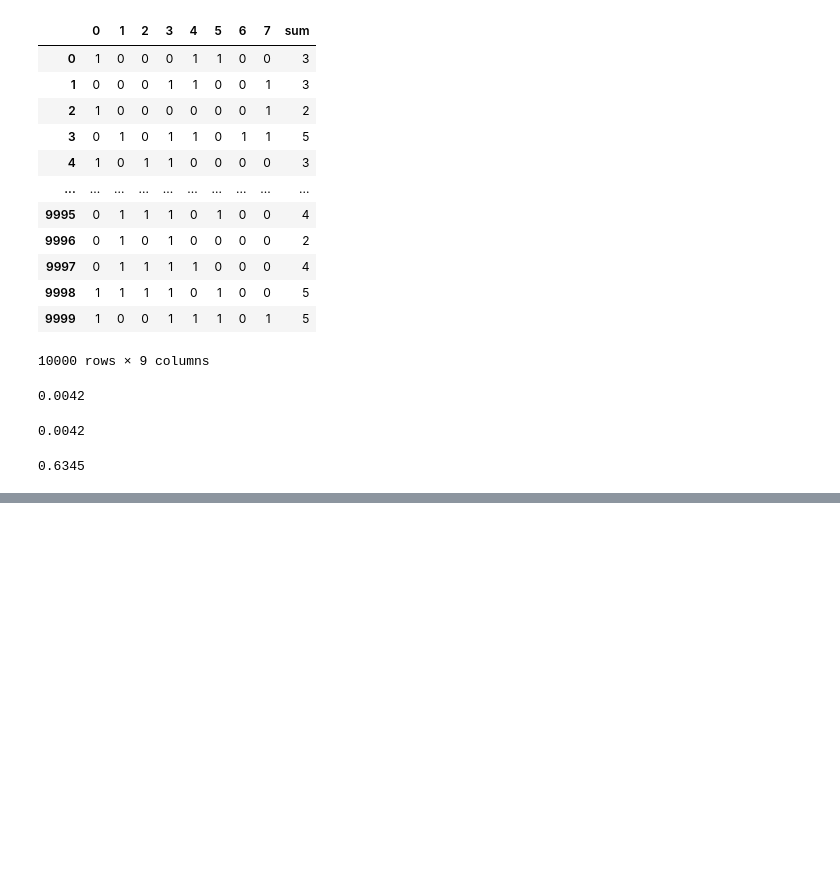
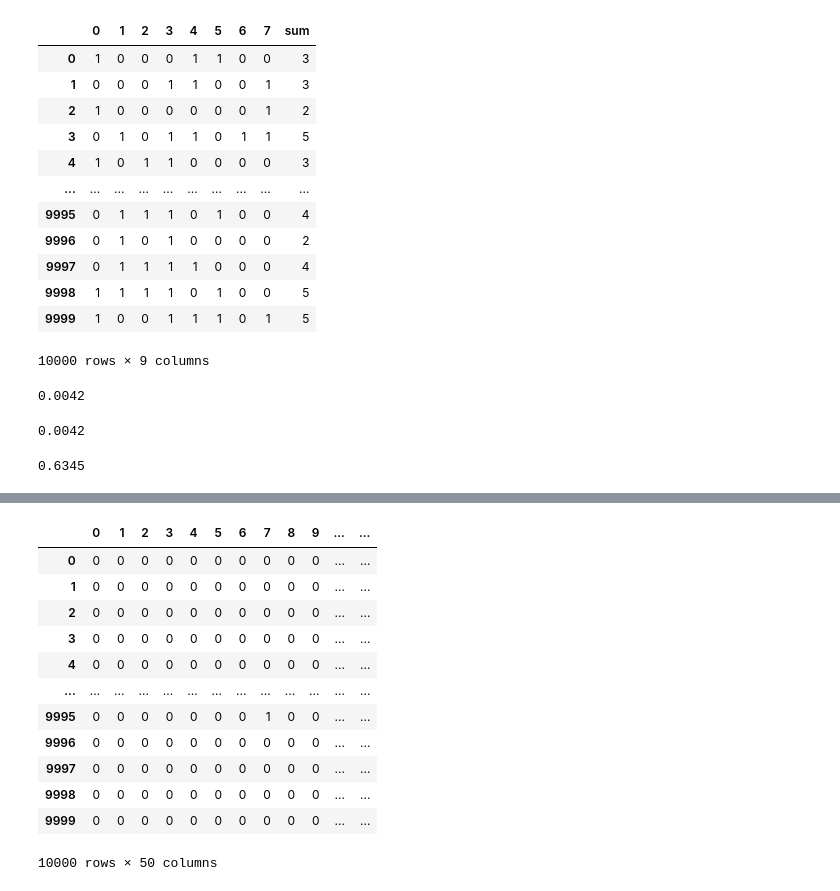
Before and after one commit to malachi-hale/statistics-exercises, a Jupyter notebook: simulation.ipynb, the cells around one changed output, grey strips where cells are left out. Drawn from its saved outputs; the diff is of its cells as text; code cells hidden in the pictures; blank space fills up the shorter version.

```diff
--- a/simulation.ipynb
+++ b/simulation.ipynb
@@ -97,0 +301,4 @@ greater_than_three.mean()
+# %%
+#6
+outcomes = [int(1), int(0)]
+fifty_student_probability = np.random.choice(outcomes, size=(10_000, 50), p=[0.004, 0.996])
@@ -97,0 +315,18 @@ greater_than_three.mean()
+# %%
+fifty_student_probability_df = pd.DataFrame(fifty_student_probability)
+# %%
+fifty_student_probability_df
+# %% [output]
+|  | 0 | 1 | 2 | 3 | 4 | 5 | 6 | 7 | 8 | 9 | ... | ... |
+| 0 | 0 | 0 | 0 | 0 | 0 | 0 | 0 | 0 | 0 | 0 | ... | ... |
+| 1 | 0 | 0 | 0 | 0 | 0 | 0 | 0 | 0 | 0 | 0 | ... | ... |
+| 2 | 0 | 0 | 0 | 0 | 0 | 0 | 0 | 0 | 0 | 0 | ... | ... |
+| 3 | 0 | 0 | 0 | 0 | 0 | 0 | 0 | 0 | 0 | 0 | ... | ... |
+| 4 | 0 | 0 | 0 | 0 | 0 | 0 | 0 | 0 | 0 | 0 | ... | ... |
+| ... | ... | ... | ... | ... | ... | ... | ... | ... | ... | ... | ... | ... |
+| 9995 | 0 | 0 | 0 | 0 | 0 | 0 | 0 | 1 | 0 | 0 | ... | ... |
+| 9996 | 0 | 0 | 0 | 0 | 0 | 0 | 0 | 0 | 0 | 0 | ... | ... |
+| 9997 | 0 | 0 | 0 | 0 | 0 | 0 | 0 | 0 | 0 | 0 | ... | ... |
+| 9998 | 0 | 0 | 0 | 0 | 0 | 0 | 0 | 0 | 0 | 0 | ... | ... |
+| 9999 | 0 | 0 | 0 | 0 | 0 | 0 | 0 | 0 | 0 | 0 | ... | ... |
+10000 rows × 50 columns
```
Also changed, not shown: parts of 84 cells of this notebook.
